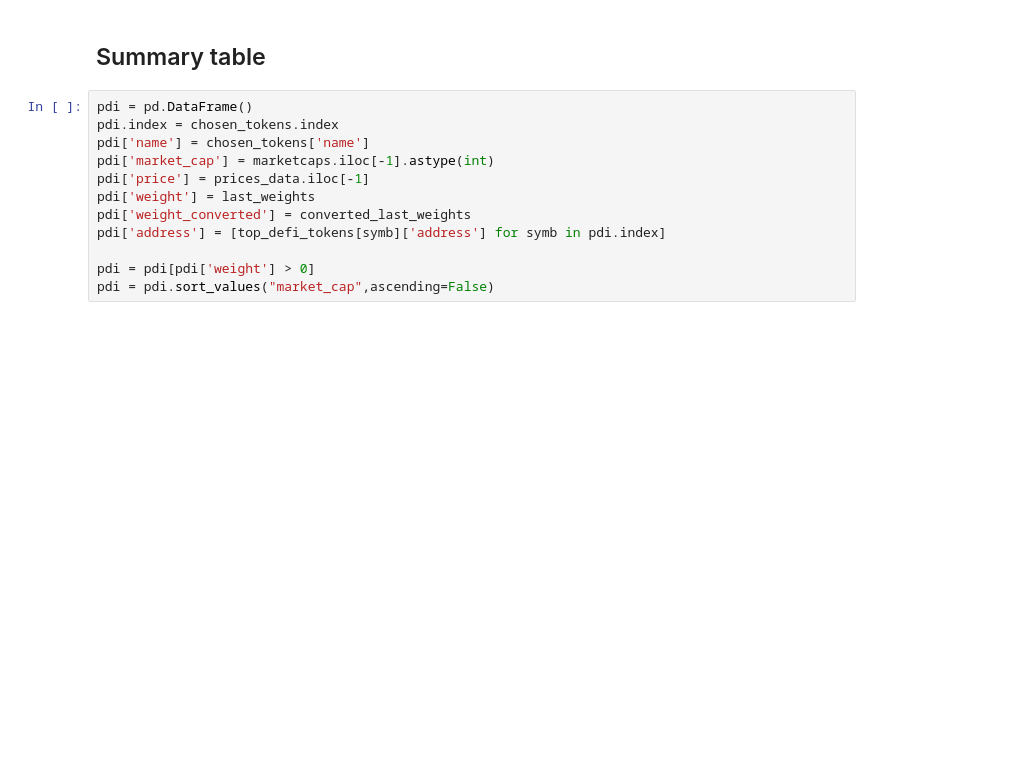
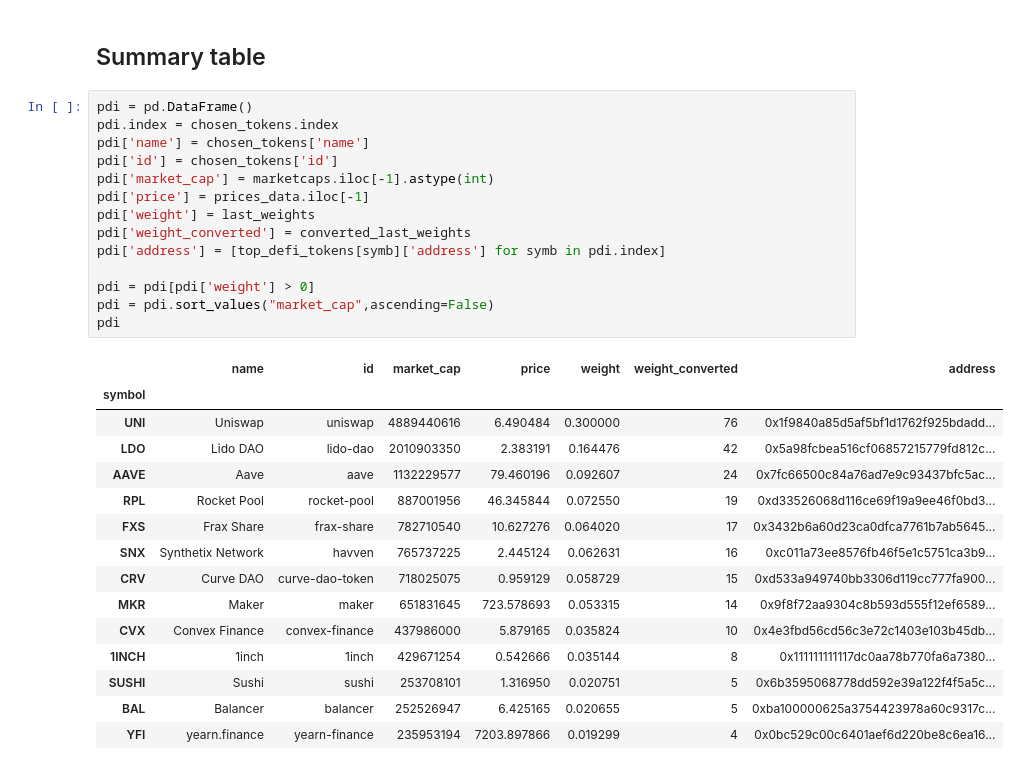
Before and after one commit to Phuture-Finance/rebalancing-data, a Jupyter notebook: PDI/pdi_March_2023.ipynb, the cells around one changed output. Drawn from its saved outputs; the diff is of its cells as text; blank space fills up the shorter version.

```diff
--- a/PDI/pdi_March_2023.ipynb
+++ b/PDI/pdi_March_2023.ipynb
@@ -604,15 +574,33 @@ converted_last_weights = convert_weights(last_weights)
 # %%
 pdi = pd.DataFrame()
 pdi.index = chosen_tokens.index
 pdi['name'] = chosen_tokens['name']
+pdi['id'] = chosen_tokens['id']
 pdi['market_cap'] = marketcaps.iloc[-1].astype(int)
 pdi['price'] = prices_data.iloc[-1]
 pdi['weight'] = last_weights
 pdi['weight_converted'] = converted_last_weights
 pdi['address'] = [top_defi_tokens[symb]['address'] for symb in pdi.index]
 
 pdi = pdi[pdi['weight'] > 0]
 pdi = pdi.sort_values("market_cap",ascending=False)
+pdi
+# %% [output]
+|  | name | id | market_cap | price | weight | weight_converted | address |
+| symbol |  |  |  |  |  |  |  |
+| UNI | Uniswap | uniswap | 4889440616 | 6.490484 | 0.300000 | 76 | 0x1f9840a85d5af5bf1d1762f925bdadd... |
+| LDO | Lido DAO | lido-dao | 2010903350 | 2.383191 | 0.164476 | 42 | 0x5a98fcbea516cf06857215779fd812c... |
+| AAVE | Aave | aave | 1132229577 | 79.460196 | 0.092607 | 24 | 0x7fc66500c84a76ad7e9c93437bfc5ac... |
+| RPL | Rocket Pool | rocket-pool | 887001956 | 46.345844 | 0.072550 | 19 | 0xd33526068d116ce69f19a9ee46f0bd3... |
+| FXS | Frax Share | frax-share | 782710540 | 10.627276 | 0.064020 | 17 | 0x3432b6a60d23ca0dfca7761b7ab5645... |
+| SNX | Synthetix Network | havven | 765737225 | 2.445124 | 0.062631 | 16 | 0xc011a73ee8576fb46f5e1c5751ca3b9... |
+| CRV | Curve DAO | curve-dao-token | 718025075 | 0.959129 | 0.058729 | 15 | 0xd533a949740bb3306d119cc777fa900... |
+| MKR | Maker | maker | 651831645 | 723.578693 | 0.053315 | 14 | 0x9f8f72aa9304c8b593d555f12ef6589... |
+| CVX | Convex Finance | convex-finance | 437986000 | 5.879165 | 0.035824 | 10 | 0x4e3fbd56cd56c3e72c1403e103b45db... |
+| 1INCH | 1inch | 1inch | 429671254 | 0.542666 | 0.035144 | 8 | 0x111111111117dc0aa78b770fa6a7380... |
+| SUSHI | Sushi | sushi | 253708101 | 1.316950 | 0.020751 | 5 | 0x6b3595068778dd592e39a122f4f5a5c... |
+| BAL | Balancer | balancer | 252526947 | 6.425165 | 0.020655 | 5 | 0xba100000625a3754423978a60c9317c... |
+| YFI | yearn.finance | yearn-finance | 235953194 | 7203.897866 | 0.019299 | 4 | 0x0bc529c00c6401aef6d220be8c6ea16... |
 # %%
 #Querying current contract to ascertain which assets will be dropped
 
```
Also changed, not shown: parts of 20 cells of this notebook, 5 other files.
